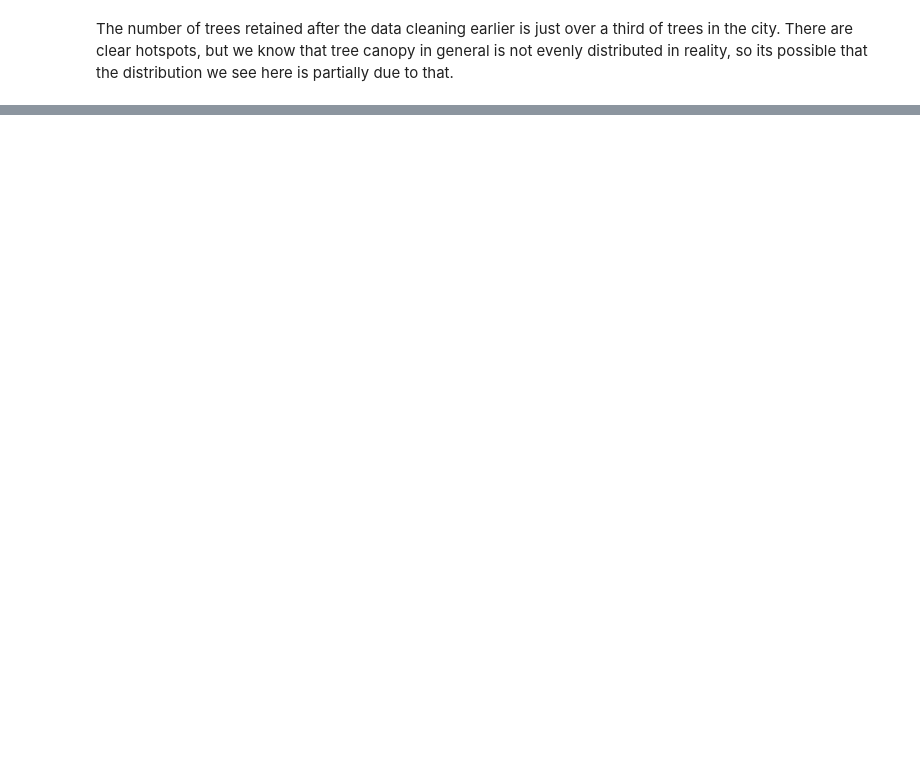
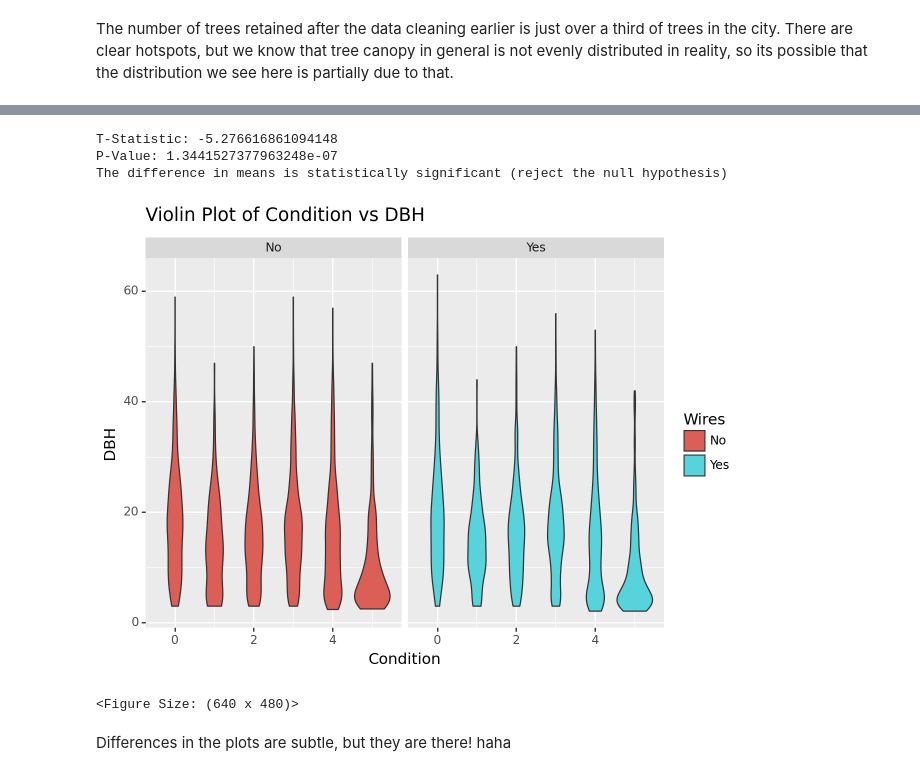
Before and after one commit to envirodatascience/final-project-urban-treeam, a Jupyter notebook: Les_UtilityLines.ipynb, the cells around one changed output, grey strips where cells are left out. Cells and saved outputs as stored; diff of their text form; code cells hidden in the pictures; blank space fills up the shorter version.

```diff
--- a/Les_UtilityLines.ipynb
+++ b/Les_UtilityLines.ipynb
@@ -85,7 +60,8 @@ df['points_geometry'] = gpd.GeoDataFrame(geometry=[Point(lon, lat) for lon, lat
 nbhds_with_counts = df.groupby('Neighborhood').size().reset_index(name='selected_trees')
 nbhds = nbhds.merge(nbhds_with_counts, on='Neighborhood', how='left')
 nbhds = nbhds.merge(dfAll['Neighborhood'].value_counts(), on='Neighborhood', how='left')
-nbhds['perc_total'] = (nbhds['selected_trees'] / nbhds['count']) * 100
+nbhds.rename(columns={'count': 'All_Trees'}, inplace=True)
+nbhds['perc_total'] = (nbhds['selected_trees'] / nbhds['All_Trees']) * 100
 # %% [markdown]
 Notably, wooster square and mill river both have "NA" trees. This is because the original dataset lumps these two neighborhoods together. No inventory has been recently conducted, so there are very few usable datapoints from these two neighborhoods anyway.
 # %%
@@ -122,0 +95,16 @@ Next, I want to set a few different goals.
+# %%
+# Assigning numerical values for tree health
+condition_mapping = {
+    'Stump': 0,
+    'Standing Dead': 0,
+    'Very Poor': 1,
+    'Poor': 2,
+    'Fair': 3,
+    'Good': 4,
+    'Excellent': 5
+}
+df['Condition'] = df['Condition'].replace(condition_mapping)
+
+#creating "wire" and "no wire" subsets.
+df_yes = df[df['Wire'] == 'Yes']
+df_no = df[df['Wire'] == 'No']
@@ -122,0 +147,29 @@ Next, I want to set a few different goals.
+# %%
+t_statistic, p_value = stats.ttest_ind(df_yes['Condition'], df_no['Condition'], equal_var=False)  # Assuming unequal variances
+
+# Print results
+print("T-Statistic:", t_statistic)
+print("P-Value:", p_value)
+
+# Check significance
+alpha = 0.05
+if p_value < alpha:
+    print("The difference in means is statistically significant (reject the null hypothesis)")
+else:
+    print("There is no statistically significant difference in means (fail to reject the null hypothesis)")
+# %% [output]
+T-Statistic: -5.276616861094148
+P-Value: 1.3441527377963248e-07
+The difference in means is statistically significant (reject the null hypothesis)
+# %%
+(ggplot(df, aes(x='Condition', y='DBH', group='Condition',fill='Wire')) +
+ geom_violin(position='dodge') +
+  facet_wrap('~Wire') +
+ labs(x='Condition', y='DBH',fill='Wires') +
+ ggtitle('Violin Plot of Condition vs DBH')
+)
+# %% [output]
+[figure, added]
+<Figure Size: (640 x 480)>
+# %% [markdown]
+Differences in the plots are subtle, but they are there! haha
```
Also changed, not shown: parts of 13 cells of this notebook.
